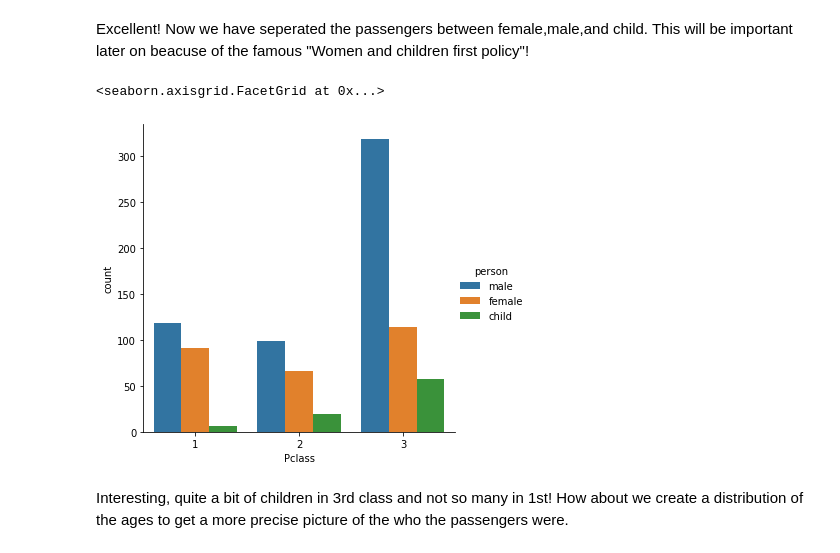
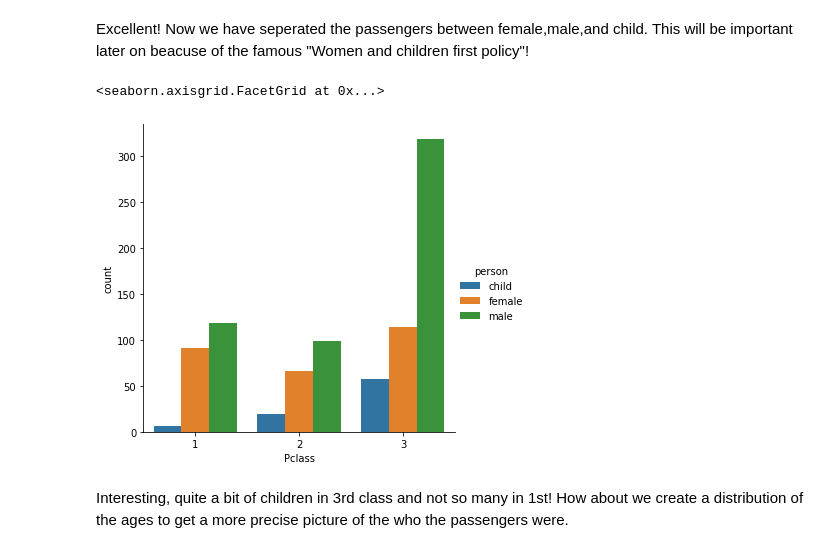
Before and after one commit to sealoyal/LearnPython, a Jupyter notebook: udemy/titanic/titanic1.ipynb, the cells around one changed output. Drawn from its saved outputs; the diff is of its cells as text; code cells hidden in the pictures.

```diff
--- a/udemy/titanic/titanic1.ipynb
+++ b/udemy/titanic/titanic1.ipynb
@@ -112,11 +112,11 @@ titanic_df[0:10]
 # %% [markdown]
 Excellent! Now we have seperated the passengers between female,male,and child. This will be important later on beacuse of the famous "Women and children first policy"!
 # %%
-# Let's try the factorplot again!
-sns.catplot('Pclass',data=titanic_df,kind='count',hue='person')
+# Let's try the factorplot(catplot for V3) again!
+sns.catplot('Pclass',data=titanic_df,kind='count',hue='person',hue_order=['child','female','male'])
 # %% [output]
 <seaborn.axisgrid.FacetGrid at 0x...>
-[figure, old version]
+[figure, new version]
 # %% [markdown]
 Interesting, quite a bit of children in 3rd class and not so many in 1st! How about we create a distribution of the ages to get a more precise picture of the who the passengers were.
 # %%
```
Also changed, not shown: parts of 20 cells of this notebook.
